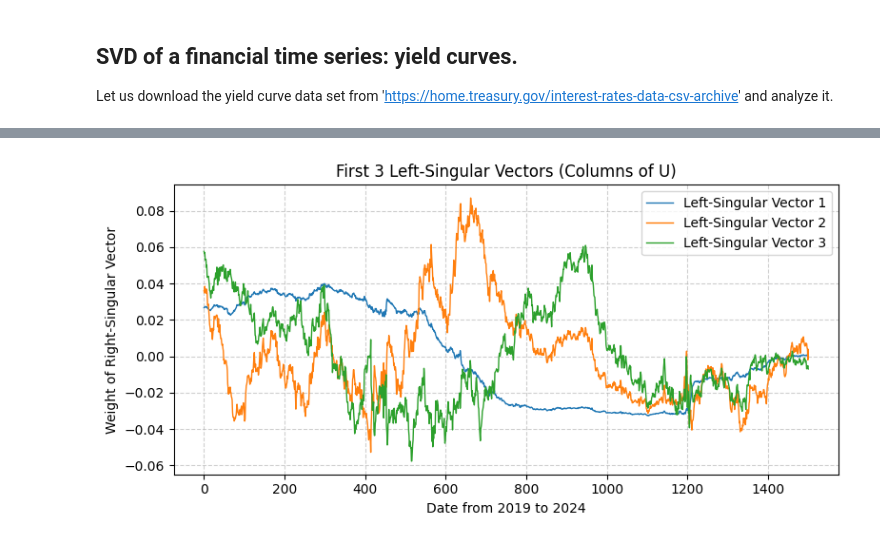
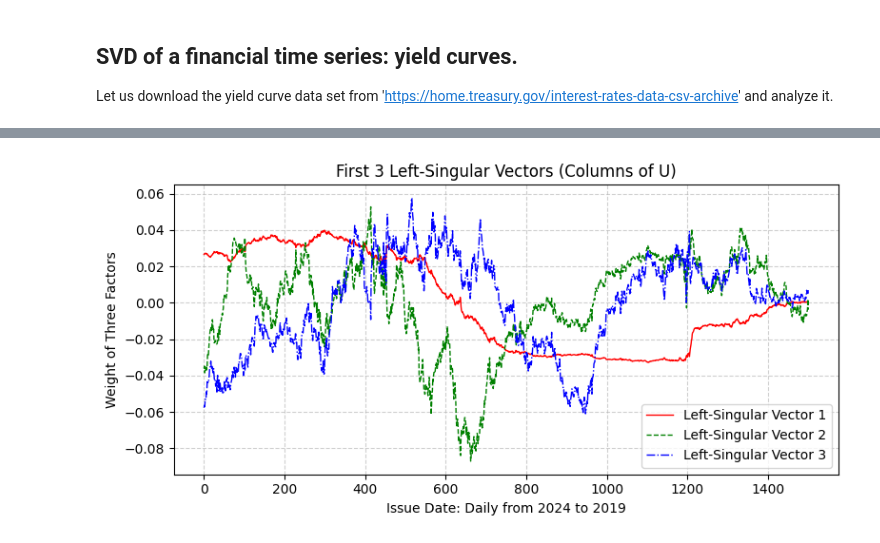
Before and after one commit to kyunghyuncho/Foundations_of_Linear_Algebra_for_Data_Science, a Jupyter notebook: Ch6-3 Yield Curves.ipynb, the cells around one changed output, grey strips where cells are left out. Drawn from its saved outputs; the diff is of its cells as text; code cells hidden in the pictures.

```diff
--- a/Ch6-3 Yield Curves.ipynb
+++ b/Ch6-3 Yield Curves.ipynb
@@ -185,0 +232,28 @@ plt.show()
+# %%
+# plot the Nelson-Siegel factor curves
+plt.figure(figsize=fig_size) # Adjust figure size as needed
+
+# Theoretical Nelson-Siegel factor curves
+maturity_year = np.array(maturity_month)/12
+ns_lambda = 0.6
+nelson_siegel_curves = np.ones((3, len(maturity_year)))
+nelson_siegel_curves[1,:] = (1-np.exp(-maturity_year*ns_lambda))/(ns_lambda*maturity_year)
+nelson_siegel_curves[2,:] = (1-np.exp(-maturity_year*ns_lambda))/(ns_lambda*maturity_year) - np.exp(-maturity_year*ns_lambda)
+
+factors = ['Level', 'Slope', 'Curvature']
+
+for i in range(3):
+    # Each column of V is a right-singular vector
+    plt.plot(maturity_month, nelson_siegel_curves[i,:], lw = 1, ls=lines[i], c=colors[i], label=factors[i])
+
+if save_fig == False:
+    plt.title('Shapes of Nelson-Siegel Factor Curves: Level, Slope, Curvature')
+plt.xlabel('Maturity (months)')
+plt.ylabel('Level of Theoretical Factors')
+plt.legend()
+plt.grid(True, linestyle='--', alpha=0.6)
+plt.tight_layout() # Adjust layout to prevent labels overlapping
+if save_fig:
+    # Save the figure to a file
+    plt.savefig('ADNS.pdf', format='pdf', bbox_inches='tight')
+plt.show()
@@ -186,18 +262,22 @@ plt.show()
 # %%
 # --- Plot the first 3 left-singular vectors ---
-plt.figure(figsize=(8, 4)) # Adjust figure size as needed
+plt.figure(figsize=fig_size) # Adjust figure size as needed
 
 for i in range(3):
     # Each column of V is a left-singular vector
     left_singular_vector = U[:,i]
-    plt.plot(left_singular_vector, lw = 1, label=f'Left-Singular Vector {i+1}')
+    plt.plot(left_singular_vector, lw = 1, ls=lines[i], c=colors[i], label=f'Left-Singular Vector {i+1}')
 
-plt.title('First 3 Left-Singular Vectors (Columns of U)')
-plt.xlabel('Date from 2019 to 2024')
-plt.ylabel('Weight of Right-Singular Vector')
+if save_fig == False:
+    plt.title('First 3 Left-Singular Vectors (Columns of U)')
+plt.xlabel('Issue Date: '+issue_cycle+' from '+ str(first_issue_year) + ' to ' + str(last_issue_date))
+plt.ylabel('Weight of Three Factors')
 plt.legend()
 plt.grid(True, linestyle='--', alpha=0.6)
 plt.tight_layout() # Adjust layout to prevent labels overlapping
+if save_fig:
+    # Save the figure to a file
+    plt.savefig('NS3LS.pdf', format='pdf', bbox_inches='tight')
 plt.show()
 # %% [output]
-[figure, old version]
+[figure, new version]
```
Also changed, not shown: parts of 10 cells of this notebook, 1 other file.
